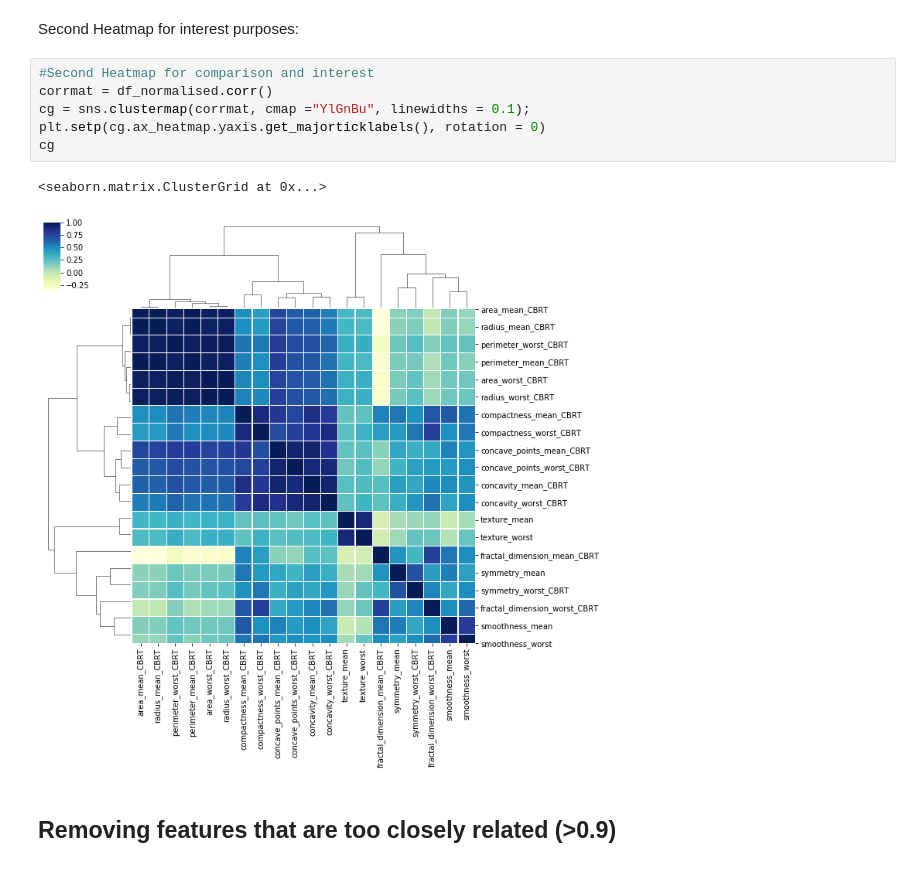
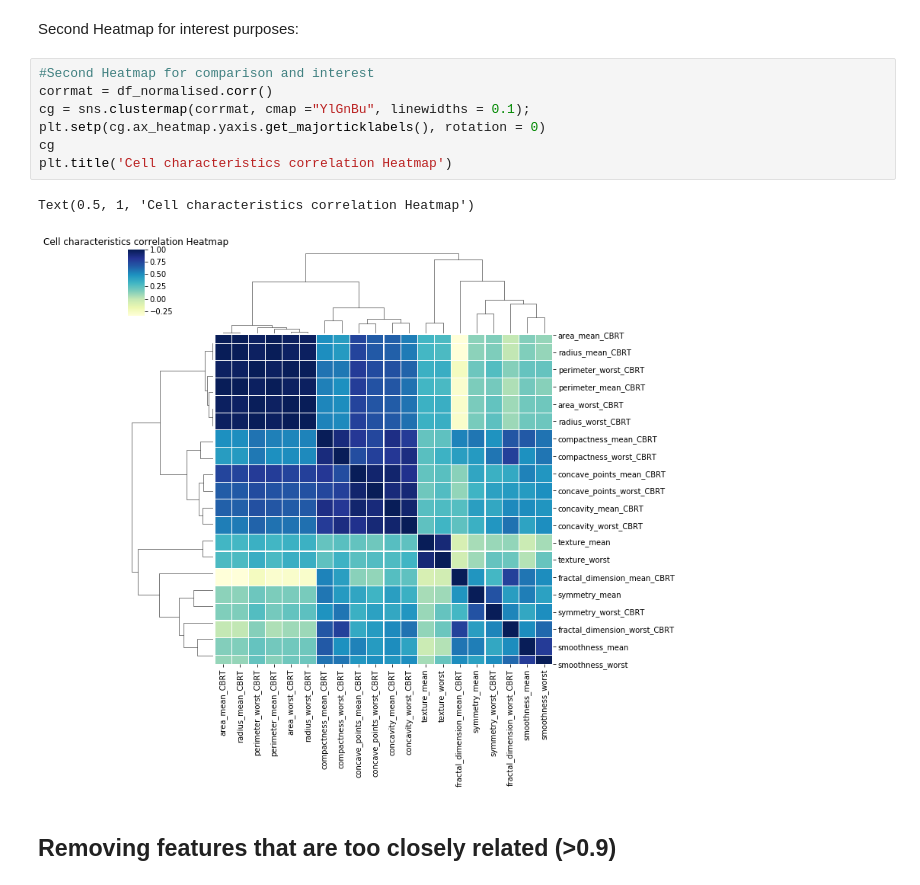
Before and after one commit to algakovic/Breast-Cancer-Kaggle, a Jupyter notebook: Project_Notebook.ipynb, the cells around one changed output. Saved outputs shown, nothing was run; the diff lists cells and outputs as text.

```diff
--- a/Project_Notebook.ipynb
+++ b/Project_Notebook.ipynb
@@ -310,12 +311,13 @@ Second Heatmap for interest purposes:
 # %%
 #Second Heatmap for comparison and interest
 corrmat = df_normalised.corr()
 cg = sns.clustermap(corrmat, cmap ="YlGnBu", linewidths = 0.1);
 plt.setp(cg.ax_heatmap.yaxis.get_majorticklabels(), rotation = 0)
 cg
+plt.title('Cell characteristics correlation Heatmap')
 # %% [output]
-<seaborn.matrix.ClusterGrid at 0x...>
+Text(0.5, 1, 'Cell characteristics correlation Heatmap')
-[figure, old version]
+[figure, new version]
 # %% [markdown]
 ## Removing features that are too closely related (>0.9)
 # %%
```
Also changed, not shown: parts of 9 cells of this notebook.
